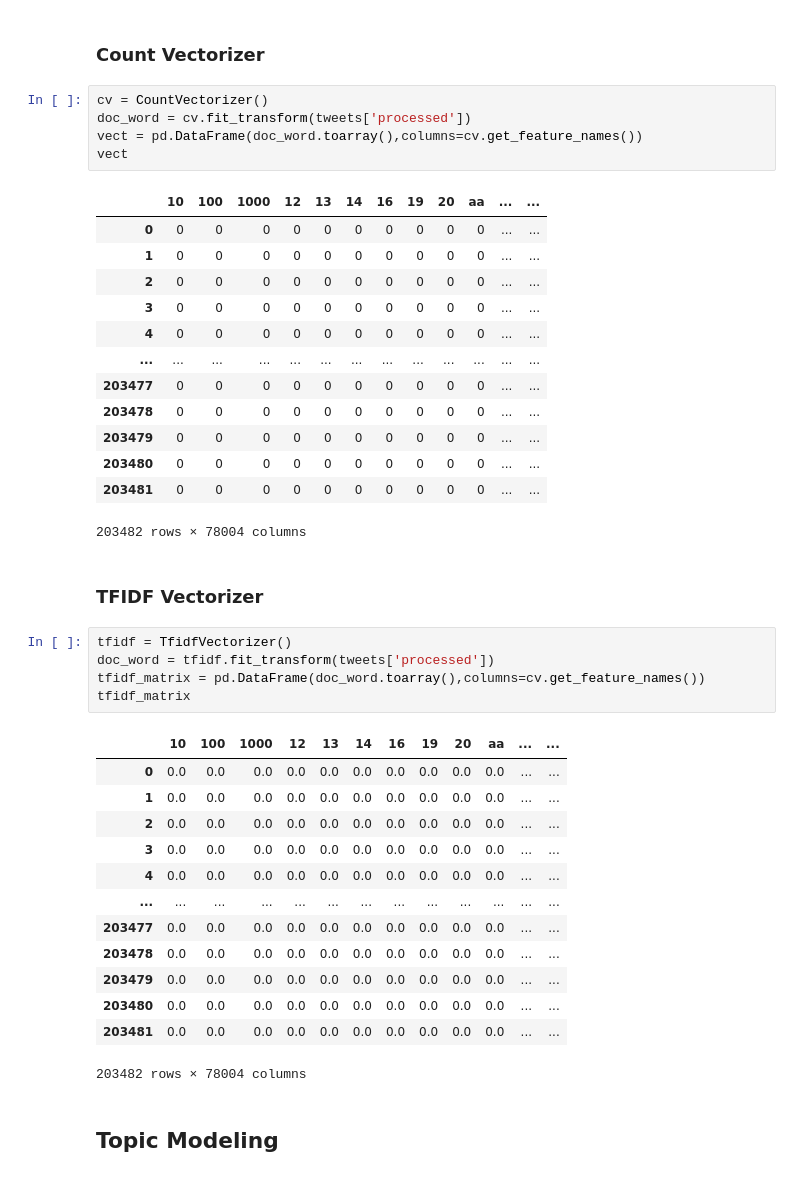
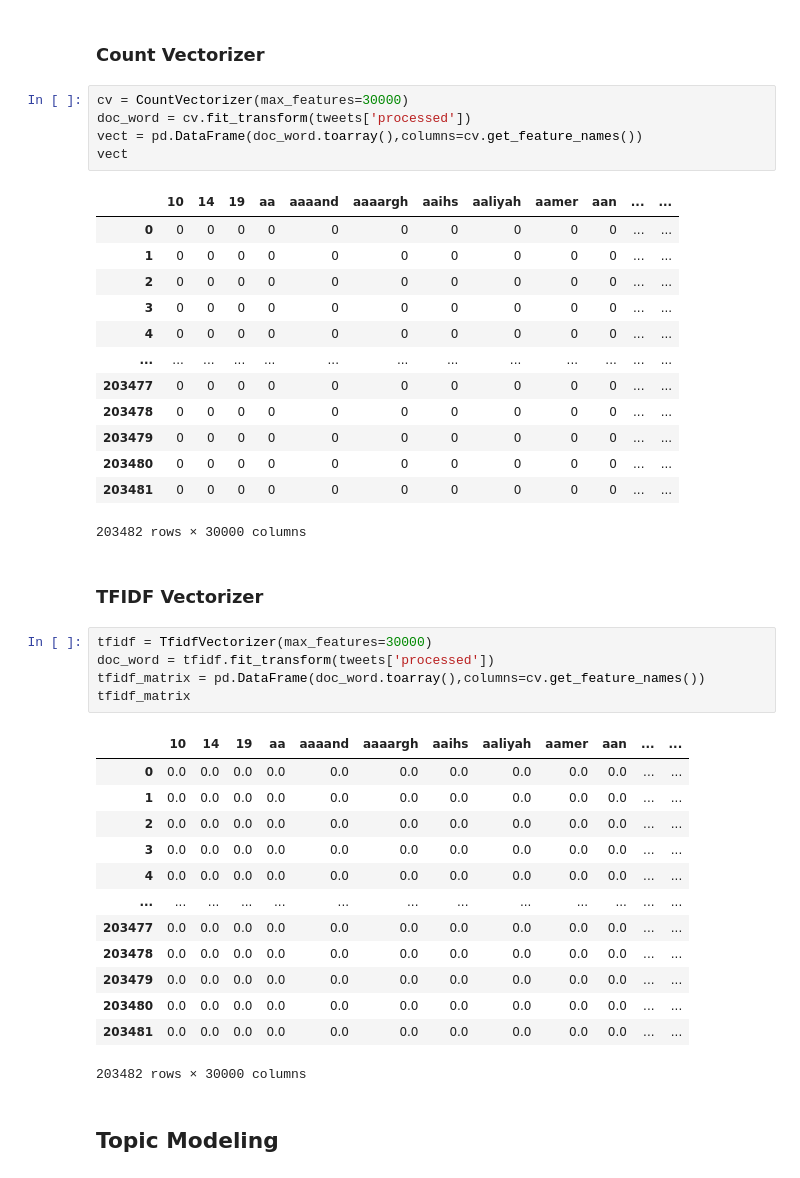
Before and after one commit to scrapfishies/russian-troll-tweets-nlp, a Jupyter notebook: modeling/topic_modeling_scratch.ipynb, the cells around one changed output. Saved outputs shown, nothing was run; the diff lists cells and outputs as text.

```diff
--- a/modeling/topic_modeling_scratch.ipynb
+++ b/modeling/topic_modeling_scratch.ipynb
@@ -70,12 +70,12 @@ memory usage: 3.1+ MB
 # %% [markdown]
 ### Count Vectorizer
 # %%
-cv = CountVectorizer()
+cv = CountVectorizer(max_features=30000)
 doc_word = cv.fit_transform(tweets['processed'])
 vect = pd.DataFrame(doc_word.toarray(),columns=cv.get_feature_names())
 vect
 # %% [output]
-|  | 10 | 100 | 1000 | 12 | 13 | 14 | 16 | 19 | 20 | aa | ... | ... |
+|  | 10 | 14 | 19 | aa | aaaand | aaaargh | aaihs | aaliyah | aamer | aan | ... | ... |
 | 0 | 0 | 0 | 0 | 0 | 0 | 0 | 0 | 0 | 0 | 0 | ... | ... |
 | 1 | 0 | 0 | 0 | 0 | 0 | 0 | 0 | 0 | 0 | 0 | ... | ... |
 | 2 | 0 | 0 | 0 | 0 | 0 | 0 | 0 | 0 | 0 | 0 | ... | ... |
@@ -87,16 +87,16 @@ vect
 | 203479 | 0 | 0 | 0 | 0 | 0 | 0 | 0 | 0 | 0 | 0 | ... | ... |
 | 203480 | 0 | 0 | 0 | 0 | 0 | 0 | 0 | 0 | 0 | 0 | ... | ... |
 | 203481 | 0 | 0 | 0 | 0 | 0 | 0 | 0 | 0 | 0 | 0 | ... | ... |
-203482 rows × 78004 columns
+203482 rows × 30000 columns
 # %% [markdown]
 ### TFIDF Vectorizer
 # %%
-tfidf = TfidfVectorizer()
+tfidf = TfidfVectorizer(max_features=30000)
 doc_word = tfidf.fit_transform(tweets['processed'])
 tfidf_matrix = pd.DataFrame(doc_word.toarray(),columns=cv.get_feature_names())
 tfidf_matrix
 # %% [output]
-|  | 10 | 100 | 1000 | 12 | 13 | 14 | 16 | 19 | 20 | aa | ... | ... |
+|  | 10 | 14 | 19 | aa | aaaand | aaaargh | aaihs | aaliyah | aamer | aan | ... | ... |
 | 0 | 0.0 | 0.0 | 0.0 | 0.0 | 0.0 | 0.0 | 0.0 | 0.0 | 0.0 | 0.0 | ... | ... |
 | 1 | 0.0 | 0.0 | 0.0 | 0.0 | 0.0 | 0.0 | 0.0 | 0.0 | 0.0 | 0.0 | ... | ... |
 | 2 | 0.0 | 0.0 | 0.0 | 0.0 | 0.0 | 0.0 | 0.0 | 0.0 | 0.0 | 0.0 | ... | ... |
@@ -108,7 +108,7 @@ tfidf_matrix
 | 203479 | 0.0 | 0.0 | 0.0 | 0.0 | 0.0 | 0.0 | 0.0 | 0.0 | 0.0 | 0.0 | ... | ... |
 | 203480 | 0.0 | 0.0 | 0.0 | 0.0 | 0.0 | 0.0 | 0.0 | 0.0 | 0.0 | 0.0 | ... | ... |
 | 203481 | 0.0 | 0.0 | 0.0 | 0.0 | 0.0 | 0.0 | 0.0 | 0.0 | 0.0 | 0.0 | ... | ... |
-203482 rows × 78004 columns
+203482 rows × 30000 columns
 # %% [markdown]
 ## Topic Modeling
 # %%
```
Also changed, not shown: parts of 7 cells of this notebook, 1 other file.
